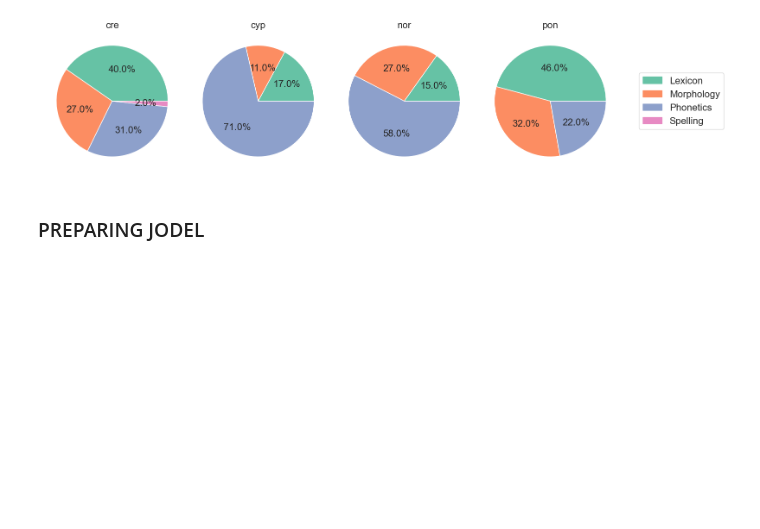
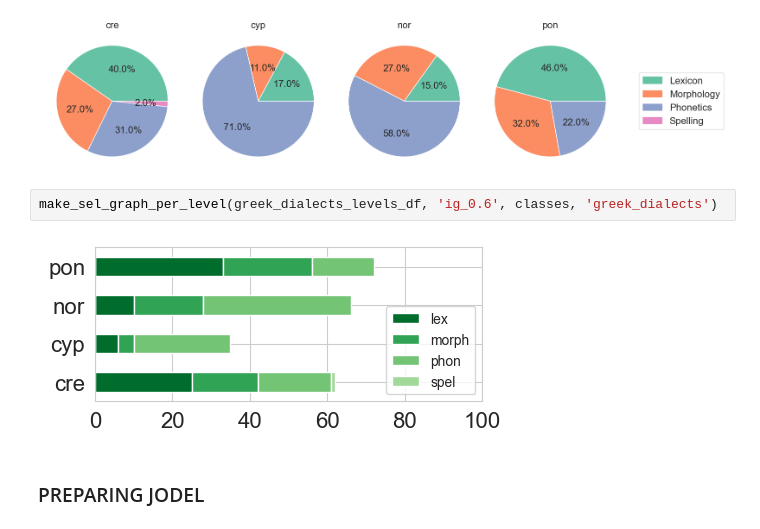
Before and after one commit to Helsinki-NLP/shibboleth, a Jupyter notebook: manual_eval/annotation_analysis_gh_ver2.ipynb, the cells around one changed output. Cells and saved outputs as stored; diff of their text form; blank space fills up the shorter version.

```diff
--- a/manual_eval/annotation_analysis_gh_ver2.ipynb
+++ b/manual_eval/annotation_analysis_gh_ver2.ipynb
@@ -2748,6 +2767,10 @@ label  method feature   cre   cyp   nor   pon
 5      ig_0.6    phon  19.0  25.0  38.0  16.0
 6      ig_0.6    spel   1.0   NaN   NaN   NaN
 [figure]
+# %%
+make_sel_graph_per_level(greek_dialects_levels_df, 'ig_0.6', classes, 'greek_dialects')
+# %% [output]
+[figure, added]
 # %% [markdown]
 ### PREPARING JODEL
 # %%
```
Also changed, not shown: parts of 7 cells of this notebook, 2 other files.
